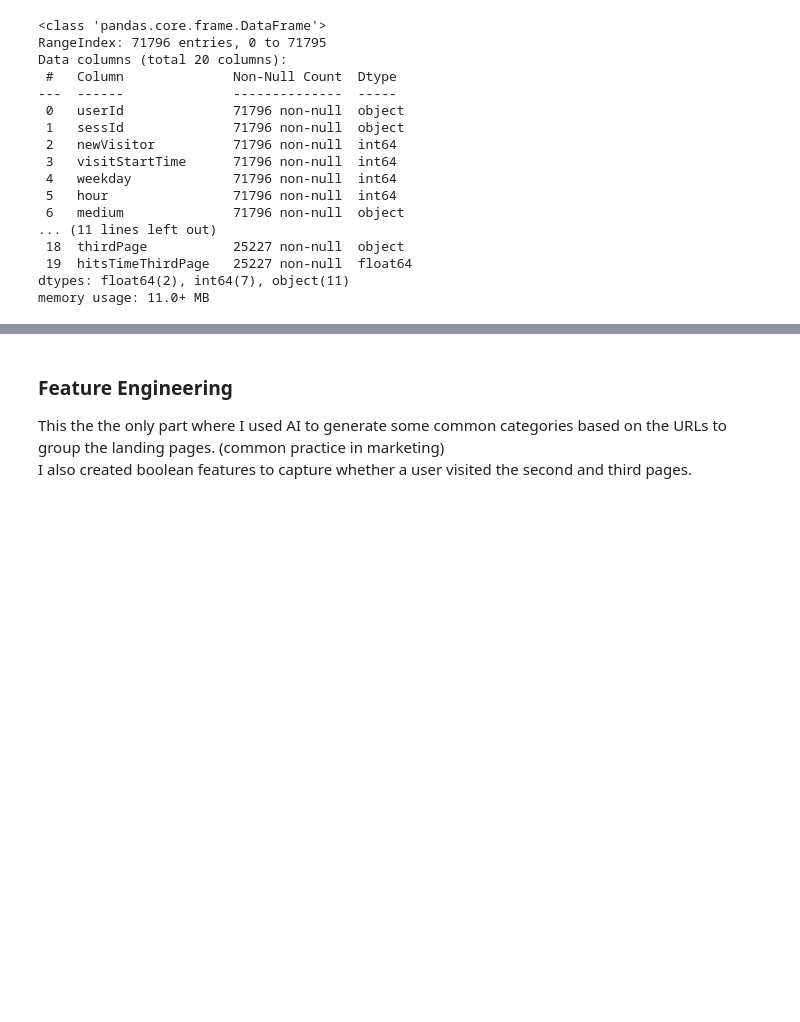
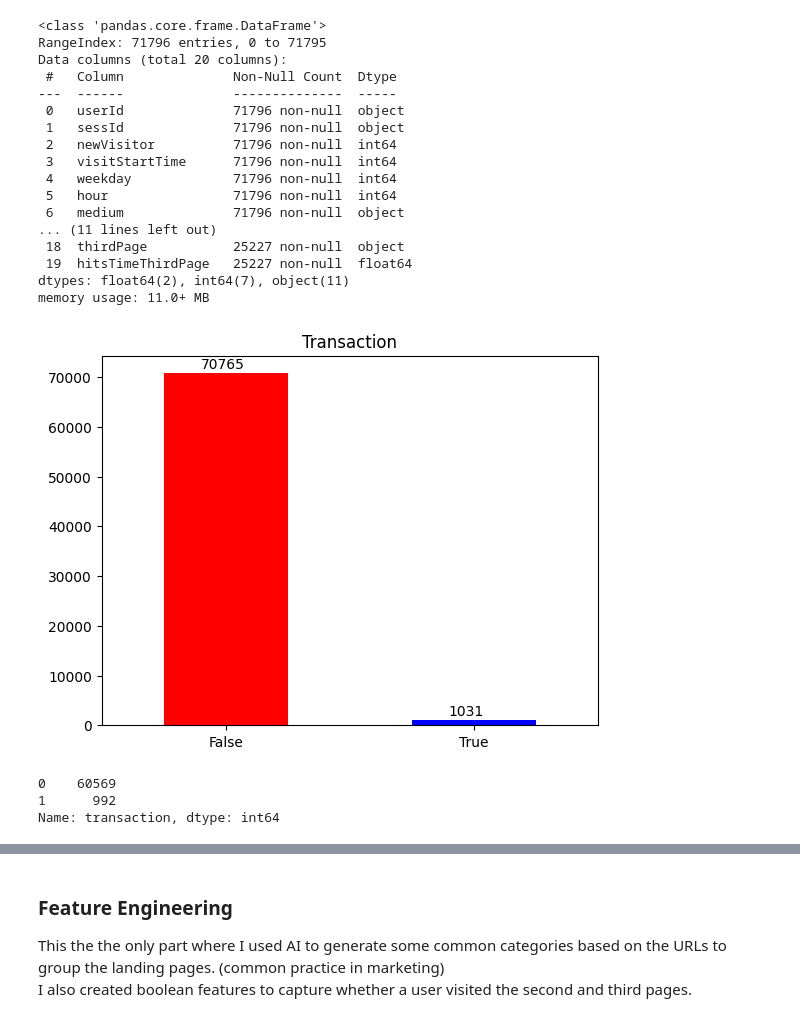
Before and after one commit to wfgoh/modules, a Jupyter notebook: performance marketing.ipynb, the cells around one changed output, grey strips where cells are left out. Saved outputs shown, nothing was run; the diff lists cells and outputs as text; code cells hidden in the pictures; blank space fills up the shorter version.

```diff
--- a/performance marketing.ipynb
+++ b/performance marketing.ipynb
@@ -78,3 +82,19 @@ Data columns (total 20 columns):
  19  hitsTimeThirdPage   25227 non-null  float64
 dtypes: float64(2), int64(7), object(11)
 memory usage: 11.0+ MB
+# %%
+cmap = cm.get_cmap('plasma')
+ax = df['transaction'].value_counts().plot.bar(color=['red','blue'])
+for p in ax.patches:
+    ax.annotate(str(p.get_height()), (p.get_x() + 0.15, p.get_height() + 1000))
+plt.xticks([0,1],['False','True'], rotation=0)
+plt.title('Transaction')
+plt.show()
+# %% [output]
+[figure, added]
+# %%
+df.groupby('userId')['transaction'].max().value_counts()
+# %% [output]
+0    60569
+1      992
+Name: transaction, dtype: int64
```
Also changed, not shown: parts of 22 cells of this notebook.
